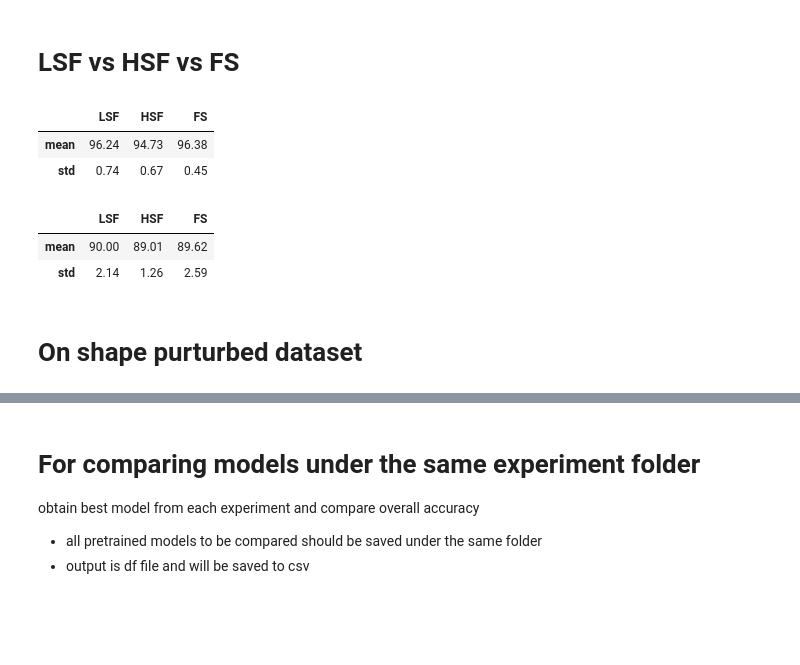
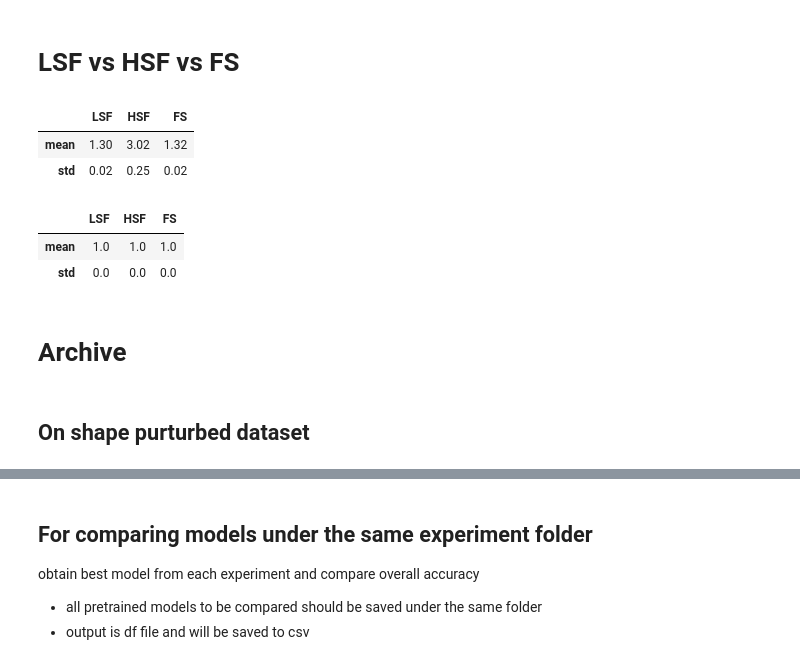
Before and after one commit to ahnchive/ORA-recognition, a Jupyter notebook: eval_performance_rrcapsnet.ipynb, the cells around one changed output, grey strips where cells are left out. Drawn from its saved outputs; the diff is of its cells as text; code cells hidden in the pictures; blank space fills up the shorter version.

Commit message:
clean folders

```diff
--- a/eval_performance_rrcapsnet_v2.ipynb
+++ b/eval_performance_rrcapsnet.ipynb
@@ -1004,34 +935,46 @@ def get_avg_std(df):
     return all_avg, all_std, interest_avg, interest_std
 # %%
 path_modellist = [
-    './results/rrcapsnet-lowpass-resnet4-G5L3.csv',
-    './results/rrcapsnet-highpass-resnet4-G5L3.csv',
-    './results/rrcapsnet-fullpass-resnet4-G5L3.csv',
+#     './performance/acc-rrcapsnet-lowpass-resnet4-G5L3.csv',
+#     './performance/acc-rrcapsnet-highpass-resnet4-G5L3.csv',
+#     './performance/acc-rrcapsnet-fullpass-resnet4-G5L3.csv',
 
+    './performance/rt-rrcapsnet-lowpass-resnet4-G5L3.csv',
+    './performance/rt-rrcapsnet-highpass-resnet4-G5L3.csv',
+    './performance/rt-rrcapsnet-fullpass-resnet4-G5L3.csv',
 ]
 means, ses = [], []
 for path_model in path_modellist:
     df = pd.read_csv(path_model)
+    if df.iloc[:,-1].mean() < 1.0:
+        print("changed to percent")
+        df.iloc[:,1:] = df.iloc[:,1:]*100
     all_avg, all_std, shape_avg, shape_std = get_avg_std(df)
     means.append(shape_avg)
     ses.append(shape_std)
 
 result = pd.DataFrame([means, ses], columns=['LSF', 'HSF', 'FS'], index=['mean', 'std'])
 result
 # %% [output]
 |  | LSF | HSF | FS |
-| mean | 96.24 | 94.73 | 96.38 |
-| std | 0.74 | 0.67 | 0.45 |
+| mean | 1.30 | 3.02 | 1.32 |
+| std | 0.02 | 0.25 | 0.02 |
 # %%
 path_modellist = [
-    './results/rrcapsnet-lowpass-resnet4-G1L1.csv',
-    './results/rrcapsnet-highpass-resnet4-G1L1.csv',
-    './results/rrcapsnet-fullpass-resnet4-G1L1.csv',
+#     './performance/acc-rrcapsnet-lowpass-resnet4-G1L1.csv',
+#     './performance/acc-rrcapsnet-highpass-resnet4-G1L1.csv',
+#     './performance/acc-rrcapsnet-fullpass-resnet4-G1L1.csv',
 
+    './performance/rt-rrcapsnet-lowpass-resnet4-G1L1.csv',
+    './performance/rt-rrcapsnet-highpass-resnet4-G1L1.csv',
+    './performance/rt-rrcapsnet-fullpass-resnet4-G1L1.csv',
 ]
 means, ses = [], []
 for path_model in path_modellist:
     df = pd.read_csv(path_model)
+    if df.iloc[:,-1].mean() < 1.0:
+        print("changed to percent")
+        df.iloc[:,1:] = df.iloc[:,1:]*100
     all_avg, all_std, shape_avg, shape_std = get_avg_std(df)
     means.append(shape_avg)
     ses.append(shape_std)
@@ -1040,10 +983,12 @@ result = pd.DataFrame([means, ses], columns=['LSF', 'HSF', 'FS'],  index=['mean'
 result
 # %% [output]
 |  | LSF | HSF | FS |
-| mean | 90.00 | 89.01 | 89.62 |
-| std | 2.14 | 1.26 | 2.59 |
+| mean | 1.0 | 1.0 | 1.0 |
+| std | 0.0 | 0.0 | 0.0 |
+# %% [markdown]
+# Archive
 # %% [markdown]
-# On shape purturbed dataset
+## On shape purturbed dataset
 # %%
 ########################################################
 # best model comparison on entire corruptions
@@ -1158,7 +1103,7 @@ original mnist dataset
 | 2 | mnist_flipped | 70.540003 | 70.250003 | 69.910004 | 70.620003 | ... |
 | 3 | mnist_random | 36.190002 | 36.950002 | 35.900002 | 36.960001 | ... |
 # %% [markdown]
-# For comparing models under the same experiment folder
+## For comparing models under the same experiment folder
 obtain best model from each experiment and compare overall accuracy
 - all pretrained models to be compared should be saved under the same folder
 - output is df file and will be saved to csv
```
Also changed, not shown: parts of 13 cells of this notebook, 14 other files.
